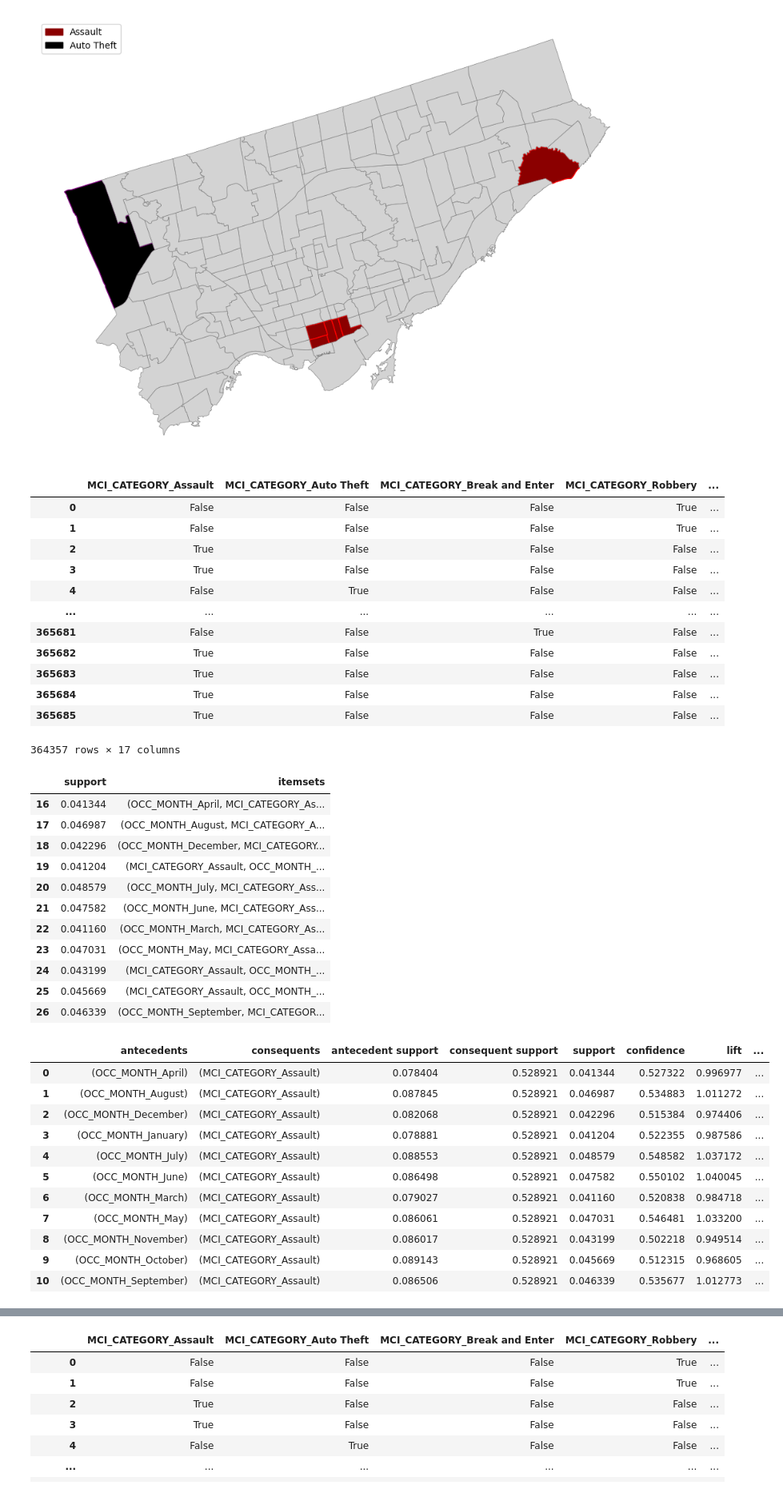
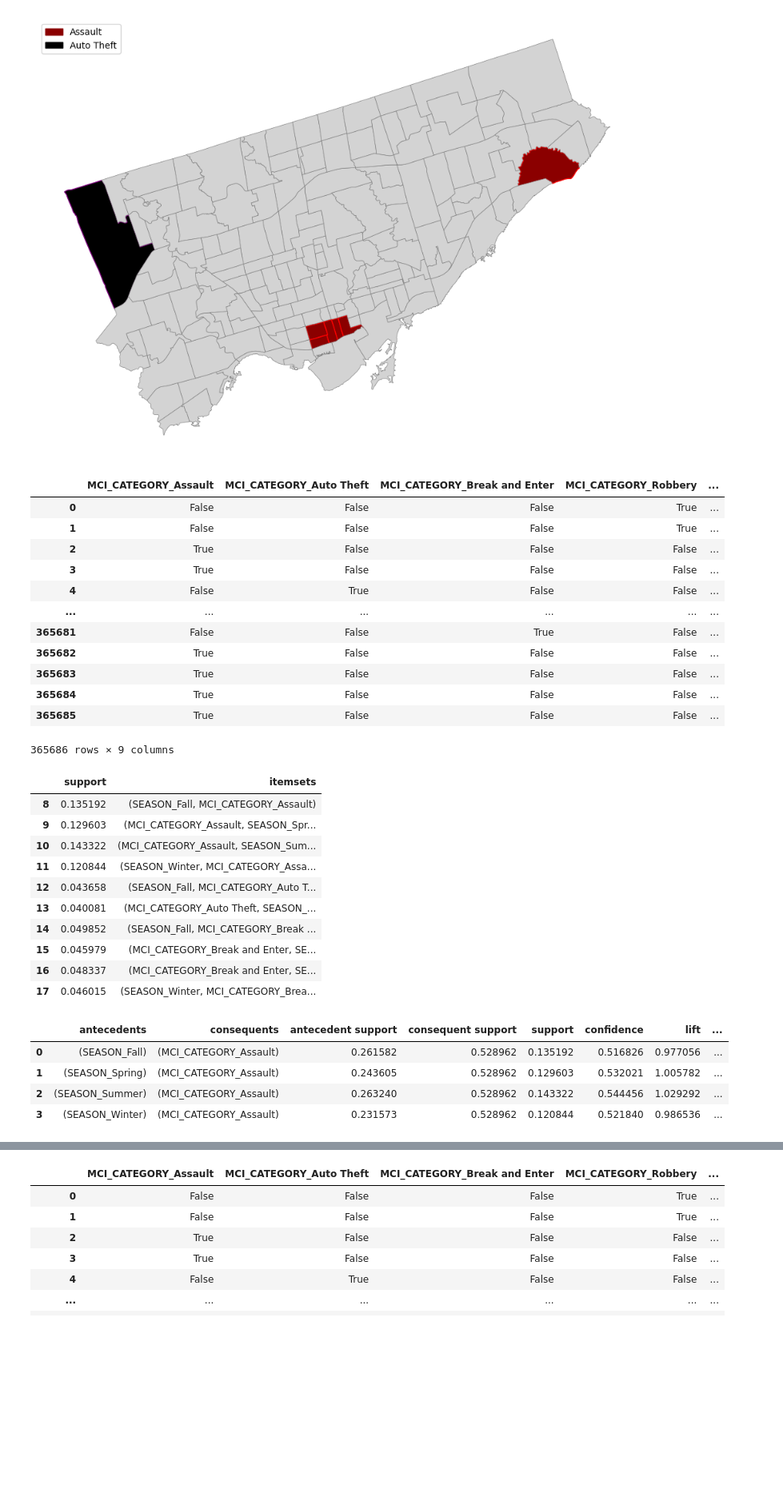
Before and after one commit to rentruong/ENGO645_TorontoCrimeAnalysis, a Jupyter notebook: Apriori.ipynb, the cells around one changed output, grey strips where cells are left out. Shown at 80% size. Saved outputs shown, nothing was run; the diff lists cells and outputs as text; code cells hidden in the pictures; blank space fills up the shorter version.

Commit message:
Ran for workday/weekend and season. Issues need to resolve for more then 2 itemsets.

```diff
--- a/Apriori.ipynb
+++ b/Apriori.ipynb
@@ -30,6 +30,6 @@ MCI_data.head()
 # %%
 # filter out columns which are not required
-MCI_data_filtered = MCI_data.drop(columns=['OCC_YEAR','OCC_DAY', 'OCC_DOY', 'OCC_HOUR', 'LOCATION_TYPE', 'OFFENCE', 'LONG_WGS84', 'LAT_WGS84', 'DATE_TIME_LINK', 'TEMP'])
+MCI_data_filtered = MCI_data.drop(columns=['OCC_YEAR','OCC_MONTH', 'OCC_DAY', 'OCC_DOY', 'OCC_HOUR', 'LOCATION_TYPE', 'OFFENCE', 'LONG_WGS84', 'LAT_WGS84', 'DATE_TIME_LINK', 'TEMP'])
 # %%
 MCI_data_filtered.head()
 # %% [output]
@@ -205,13 +163,13 @@ plt.show()
 #Setup for association rule: MCI and Month
 
 # Specify the columns
-columns_to_keep = ['MCI_CATEGORY', 'OCC_MONTH']
-MCI_data_filtered_MCIandMonth = MCI_data_filtered[columns_to_keep]
+columns_to_keep = ['MCI_CATEGORY', 'SEASON']
+MCI_data_filtered_MCIandSeason = MCI_data_filtered[columns_to_keep]
 
 # Perform one-hot encoding for all categorical columns
-df_encoded_MCIandMonth = pd.get_dummies(MCI_data_filtered_MCIandMonth)
+df_encoded_MCIandSeason = pd.get_dummies(MCI_data_filtered_MCIandSeason)
 
-df_encoded_MCIandMonth
+df_encoded_MCIandSeason
 # %% [output]
 |  | MCI_CATEGORY_Assault | MCI_CATEGORY_Auto Theft | MCI_CATEGORY_Break and Enter | MCI_CATEGORY_Robbery | ... |
 | 0 | False | False | False | True | ... |
@@ -225,57 +183,49 @@ df_encoded_MCIandMonth
 | 365683 | True | False | False | False | ... |
 | 365684 | True | False | False | False | ... |
 | 365685 | True | False | False | False | ... |
-364357 rows × 17 columns
+365686 rows × 9 columns
 # %%
 from mlxtend.frequent_patterns import apriori
 
 # Use `use_colnames=True` to convert the column names into item names
-frequent_itemsets_MCIandMonth = apriori(df_encoded_MCIandMonth, min_support=0.04, use_colnames=True)
+frequent_itemsets_MCIandSeason = apriori(df_encoded_MCIandSeason, min_support=0.04, use_colnames=True)
 
 # Filter frequent itemsets to only those with size 2
-frequent_itemsets_MCIandMonth_filtered = frequent_itemsets_MCIandMonth[
-    frequent_itemsets_MCIandMonth['itemsets'].apply(lambda x: len(x)) == 2
+frequent_itemsets_MCIandSeason_filtered = frequent_itemsets_MCIandSeason[
+    frequent_itemsets_MCIandSeason['itemsets'].apply(lambda x: len(x)) == 2
 ]
 
 # Set the display options to increase the maximum column width
 pd.set_option('display.max_colwidth', 1000)  # Adjust the number as needed
 
 # Display frequent itemsets of size 2
-frequent_itemsets_MCIandMonth_filtered
+frequent_itemsets_MCIandSeason_filtered
 # %% [output]
 |  | support | itemsets |
-| 16 | 0.041344 | (OCC_MONTH_April, MCI_CATEGORY_As... |
-| 17 | 0.046987 | (OCC_MONTH_August, MCI_CATEGORY_A... |
-| 18 | 0.042296 | (OCC_MONTH_December, MCI_CATEGORY... |
-| 19 | 0.041204 | (MCI_CATEGORY_Assault, OCC_MONTH_... |
-| 20 | 0.048579 | (OCC_MONTH_July, MCI_CATEGORY_Ass... |
-| 21 | 0.047582 | (OCC_MONTH_June, MCI_CATEGORY_Ass... |
-| 22 | 0.041160 | (OCC_MONTH_March, MCI_CATEGORY_As... |
-| 23 | 0.047031 | (OCC_MONTH_May, MCI_CATEGORY_Assa... |
-| 24 | 0.043199 | (MCI_CATEGORY_Assault, OCC_MONTH_... |
-| 25 | 0.045669 | (MCI_CATEGORY_Assault, OCC_MONTH_... |
-| 26 | 0.046339 | (OCC_MONTH_September, MCI_CATEGOR... |
+| 8 | 0.135192 | (SEASON_Fall, MCI_CATEGORY_Assault) |
+| 9 | 0.129603 | (MCI_CATEGORY_Assault, SEASON_Spr... |
+| 10 | 0.143322 | (MCI_CATEGORY_Assault, SEASON_Sum... |
+| 11 | 0.120844 | (SEASON_Winter, MCI_CATEGORY_Assa... |
+| 12 | 0.043658 | (SEASON_Fall, MCI_CATEGORY_Auto T... |
+| 13 | 0.040081 | (MCI_CATEGORY_Auto Theft, SEASON_... |
+| 14 | 0.049852 | (SEASON_Fall, MCI_CATEGORY_Break ... |
+| 15 | 0.045979 | (MCI_CATEGORY_Break and Enter, SE... |
+| 16 | 0.048337 | (MCI_CATEGORY_Break and Enter, SE... |
+| 17 | 0.046015 | (SEASON_Winter, MCI_CATEGORY_Brea... |
 # %%
 from mlxtend.frequent_patterns import apriori, association_rules
 
 # Generate association rules from frequent itemsets with confidence of 50% or greater
-rules = association_rules(frequent_itemsets_MCIandMonth, metric="confidence", min_threshold=0.5)
+rules = association_rules(frequent_itemsets_MCIandSeason, metric="confidence", min_threshold=0.5)
 
 # Display the generated association rules
 rules
 # %% [output]
 |  | antecedents | consequents | antecedent support | consequent support | support | confidence | lift | ... |
-| 0 | (OCC_MONTH_April) | (MCI_CATEGORY_Assault) | 0.078404 | 0.528921 | 0.041344 | 0.527322 | 0.996977 | ... |
-| 1 | (OCC_MONTH_August) | (MCI_CATEGORY_Assault) | 0.087845 | 0.528921 | 0.046987 | 0.534883 | 1.011272 | ... |
-| 2 | (OCC_MONTH_December) | (MCI_CATEGORY_Assault) | 0.082068 | 0.528921 | 0.042296 | 0.515384 | 0.974406 | ... |
-| 3 | (OCC_MONTH_January) | (MCI_CATEGORY_Assault) | 0.078881 | 0.528921 | 0.041204 | 0.522355 | 0.987586 | ... |
-| 4 | (OCC_MONTH_July) | (MCI_CATEGORY_Assault) | 0.088553 | 0.528921 | 0.048579 | 0.548582 | 1.037172 | ... |
-| 5 | (OCC_MONTH_June) | (MCI_CATEGORY_Assault) | 0.086498 | 0.528921 | 0.047582 | 0.550102 | 1.040045 | ... |
-| 6 | (OCC_MONTH_March) | (MCI_CATEGORY_Assault) | 0.079027 | 0.528921 | 0.041160 | 0.520838 | 0.984718 | ... |
-| 7 | (OCC_MONTH_May) | (MCI_CATEGORY_Assault) | 0.086061 | 0.528921 | 0.047031 | 0.546481 | 1.033200 | ... |
-| 8 | (OCC_MONTH_November) | (MCI_CATEGORY_Assault) | 0.086017 | 0.528921 | 0.043199 | 0.502218 | 0.949514 | ... |
-| 9 | (OCC_MONTH_October) | (MCI_CATEGORY_Assault) | 0.089143 | 0.528921 | 0.045669 | 0.512315 | 0.968605 | ... |
-| 10 | (OCC_MONTH_September) | (MCI_CATEGORY_Assault) | 0.086506 | 0.528921 | 0.046339 | 0.535677 | 1.012773 | ... |
+| 0 | (SEASON_Fall) | (MCI_CATEGORY_Assault) | 0.261582 | 0.528962 | 0.135192 | 0.516826 | 0.977056 | ... |
+| 1 | (SEASON_Spring) | (MCI_CATEGORY_Assault) | 0.243605 | 0.528962 | 0.129603 | 0.532021 | 1.005782 | ... |
+| 2 | (SEASON_Summer) | (MCI_CATEGORY_Assault) | 0.263240 | 0.528962 | 0.143322 | 0.544456 | 1.029292 | ... |
+| 3 | (SEASON_Winter) | (MCI_CATEGORY_Assault) | 0.231573 | 0.528962 | 0.120844 | 0.521840 | 0.986536 | ... |
 # %%
 #filter by confidence and lift
 filtered_rules = rules[(rules['confidence'] > 0.50) &
```
Also changed, not shown: parts of 33 cells of this notebook.
